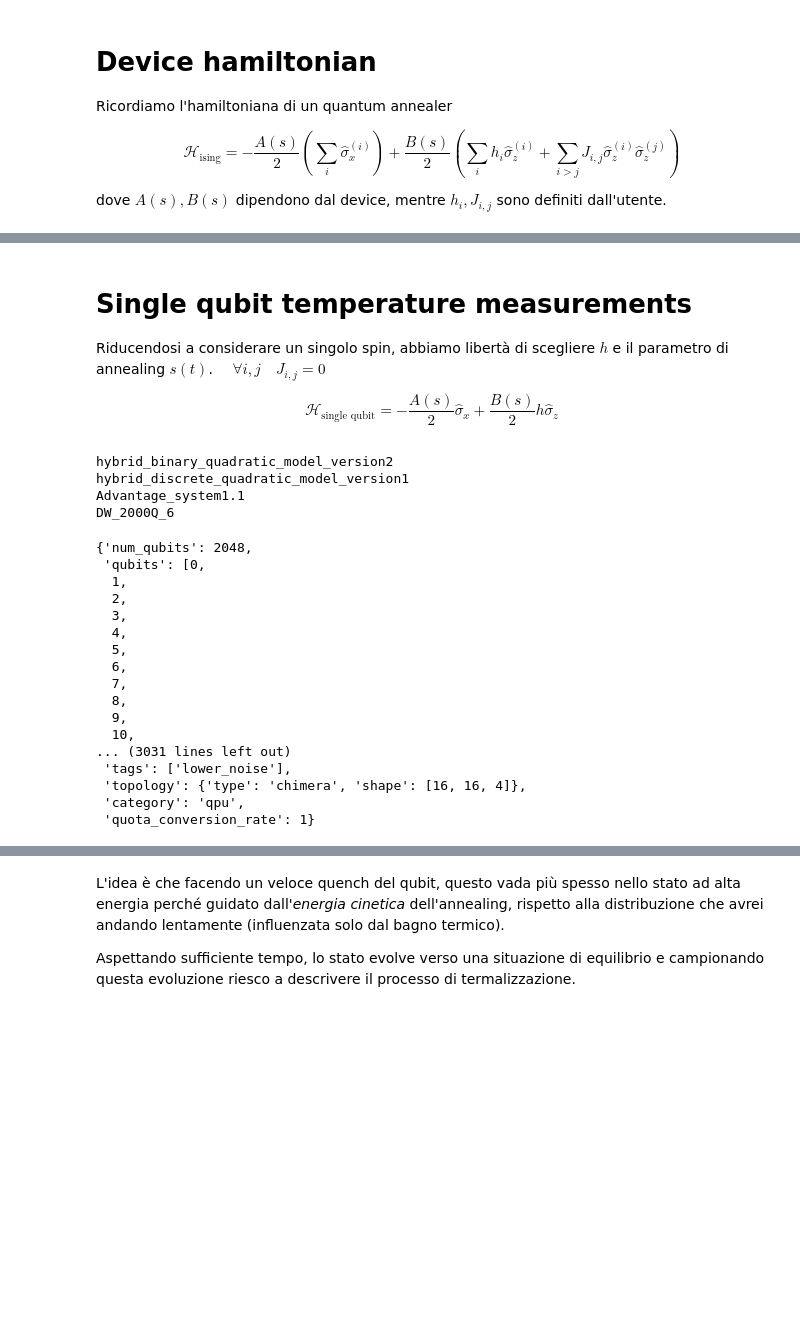
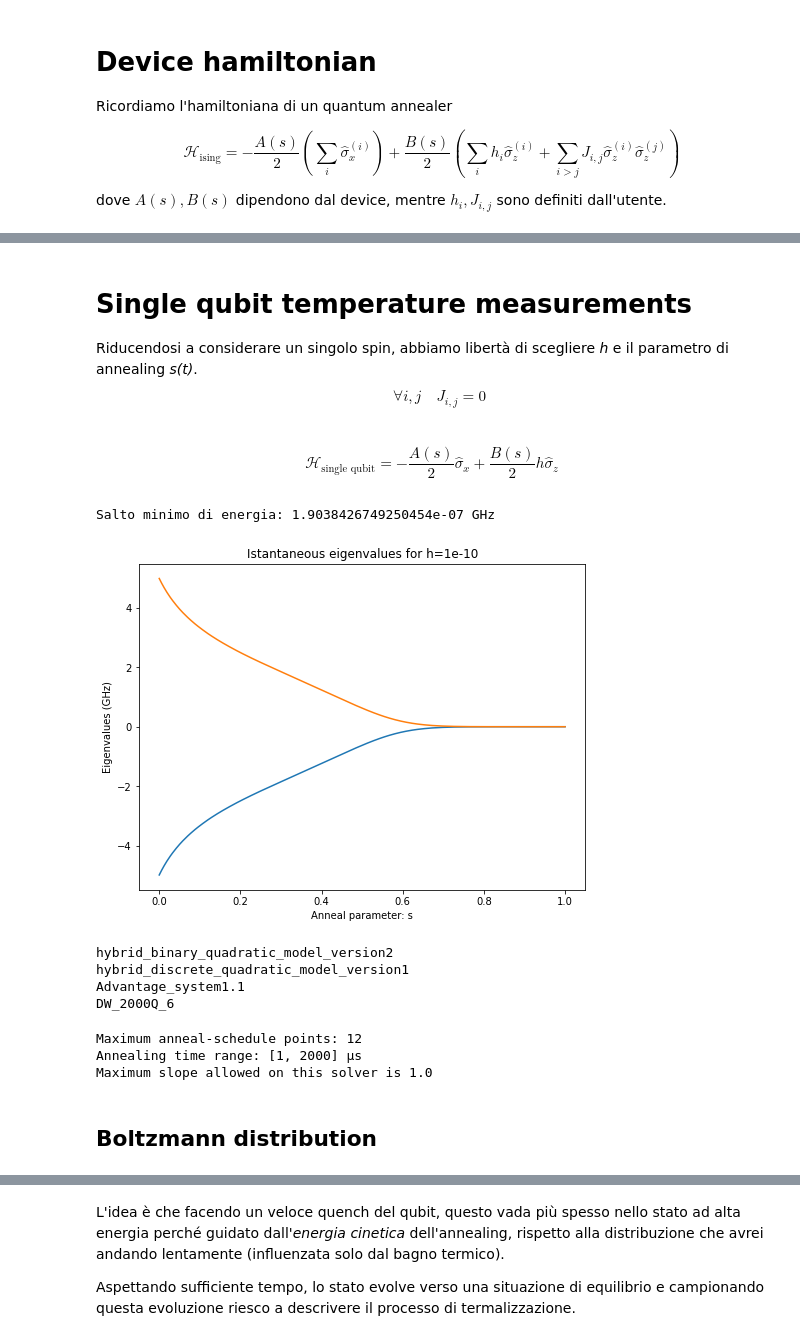
Before and after one commit to federicovisintini/Dwave2000q, a Jupyter notebook: 0_single_qubit_temperature.ipynb, the cells around one changed output, grey strips where cells are left out. Cells and saved outputs as stored; diff of their text form; code cells hidden in the pictures; blank space fills up the shorter version.

Commit message:
start Boltzmann distribuzion sampling

```diff
--- a/0_single_qubit_temperature.ipynb
+++ b/0_single_qubit_temperature.ipynb
@@ -37,8 +39,38 @@ plt.show()
 # %% [markdown]
 # Single qubit temperature measurements
-Riducendosi a considerare un singolo spin, abbiamo libertà di scegliere $h$ e il parametro di annealing $s(t)$. $ \quad \forall i, j \quad J_{i,j}=0$
-
-$$ \mathcal{H}_{\text{single qubit}} = - \frac{A(s)}{2} \hat{\sigma}_x + \frac{B(s)}{2} h \hat{\sigma}_z $$
+Riducendosi a considerare un singolo spin, abbiamo libertà di scegliere *h* e il parametro di annealing *s(t)*.
+$$ \quad \forall i,j \quad J_{i,j}=0 $$
+# %% [markdown]
+$$ \mathcal{H}_{\text{single qubit}} = - \frac{A(s)}{2} \hat{\sigma}_x + \frac{B(s)}{2} h \hat{\sigma}_z $$
+# %%
+# plot hamiltonian istantanous eigenvalues
+h = 1e-10
+
+sigma_x = np.array([[0, 1], [1, 0]])
+sigma_z = np.diag([1, -1])
+A_s = df['A(s) (GHz)'].to_numpy()
+B_s = df['B(s) (GHz)'].to_numpy()
+
+# H è una lista di matrici, eigenvals è una lista di coppie di autovalori
+H = [a / 2 * sigma_x + b / 2 * h * sigma_z for a, b in zip(A_s, B_s)]
+eigenvals = [np.linalg.eigvalsh(hamilt) for hamilt in H]
+
+anneal_parameter = np.linspace(0, 1, len(eigenvals))
+negative_eigenvals, positive_eigenvals = np.array(eigenvals).T
+print(f'Salto minimo di energia: {np.min(positive_eigenvals - negative_eigenvals)} GHz')
+
+# faccio la figura
+plt.figure(figsize=(8,6))
+plt.plot(anneal_parameter, negative_eigenvals)
+plt.plot(anneal_parameter, positive_eigenvals)
+
+plt.title(f'Istantaneous eigenvalues for h={h}')
+plt.xlabel('Anneal parameter: s')
+plt.ylabel('Eigenvalues (GHz)')
+plt.show()
+# %% [output]
+Salto minimo di energia: 1.9038426749250454e-07 GHz
+[figure, added]
 # %%
 # cerco quali device sono disponibili al momento
 from dwave.cloud import Client
@@ -56,22 +88,13 @@ DW_2000Q_6
 from dwave.system import DWaveSampler
 
 sampler = DWaveSampler(solver='DW_2000Q_6')
-sampler.properties
+
+print(f'Maximum anneal-schedule points: {sampler.properties["max_anneal_schedule_points"]}')
+print(f'Annealing time range: {sampler.properties["annealing_time_range"]} \u03BCs')
+print(f'Maximum slope allowed on this solver is {1.0/sampler.properties["annealing_time_range"][0]}')
 # %% [output]
-{'num_qubits': 2048,
- 'qubits': [0,
-  1,
-  2,
-  3,
-  4,
-  5,
-  6,
-  7,
-  8,
-  9,
-  10,
-... (3031 lines left out)
- 'tags': ['lower_noise'],
- 'topology': {'type': 'chimera', 'shape': [16, 16, 4]},
- 'category': 'qpu',
- 'quota_conversion_rate': 1}
+Maximum anneal-schedule points: 12
+Annealing time range: [1, 2000] μs
+Maximum slope allowed on this solver is 1.0
+# %% [markdown]
+## Boltzmann distribution
```
Also changed, not shown: parts of 27 cells of this notebook.
